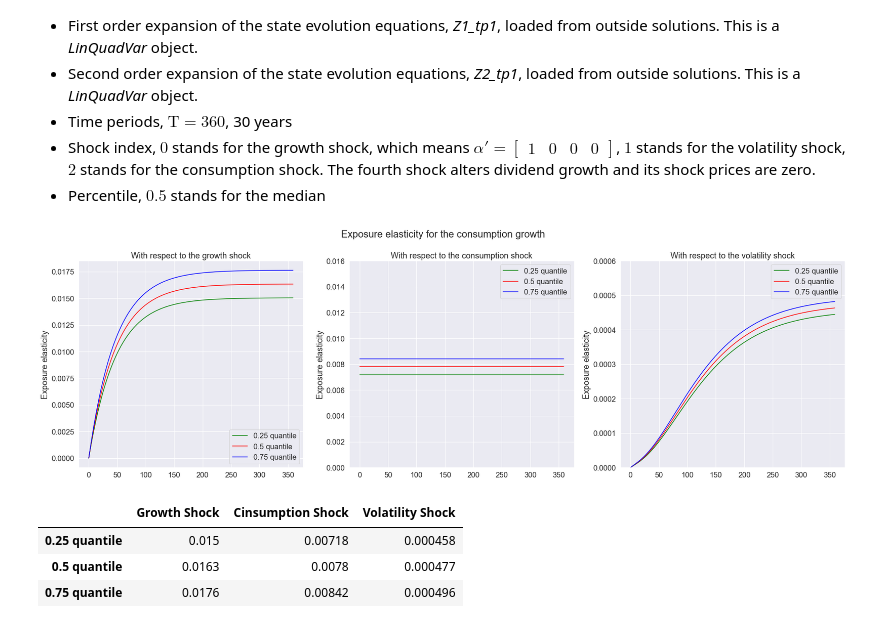
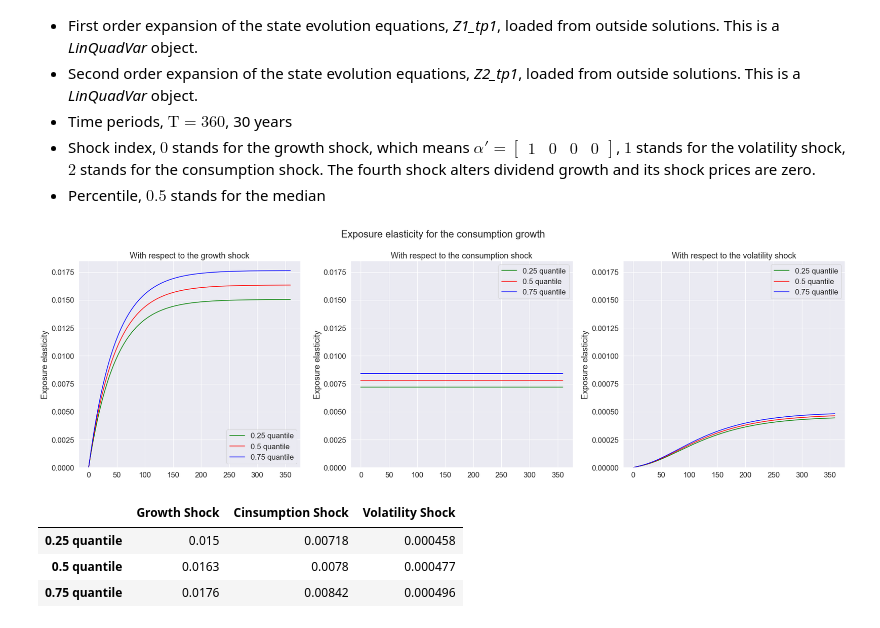
Before and after one commit to lphansen/RiskUncertaintyValue, a Jupyter notebook: shockelasticity.ipynb, the cells around one changed output. Cells and saved outputs as stored; diff of their text form; code cells hidden in the pictures.

```diff
--- a/shockelasticity.ipynb
+++ b/shockelasticity.ipynb
@@ -164,7 +163,7 @@ For the purposes of the code, denote the conditional mean induced by $L_{t}$ as
 # %%
 def _Φ_star(log_M_growth, X1_tp1, X2_tp1, T):
     r"""
-    Computes :math:`\Phi^*_{0,t-1}`, :math:`\Phi^*_{1,t-1}`, :math:`\Phi^*_{2,t-1}`, :math:`\Phi^*_{3,t-1}`.
+    Computes :math:`\Phi^*_{0,t-1}`, :math:`\Phi^*_{1,t-1}`, :math:`\Phi^*_{2,t-1}`, :math:`\Phi^*_{3,t-1}` in equation (4).
 
     Parameters
     ----------
@@ -323,7 +322,7 @@ The function *\_elasticity\_coeff* defined below calculates the conditional mean
 # %%
 def _elasticity_coeff(log_M_growth, X1_tp1, X2_tp1, T):
     r"""
-    Computes :math:`\mu_{t,0}`, :math:`\mu_{t,1}`, :math:`\tilde{\Sigma}_t`
+    Computes :math:`\mu_{t,0}`, :math:`\mu_{t,1}`, :math:`\tilde{\Sigma}_t`. Corresponding formulas can be found in [3], Jaroslav and Hansen (2014), Appendix B.
 
     Parameters
     ----------
@@ -638,35 +636,36 @@ gc_tp1 = res_015['gc_tp1']
 Z1_tp1 = res_015['Z1_tp1']
 Z2_tp1 = res_015['Z2_tp1']
 
-## Calculation for exposure elasticity for consumption growth
+## Calculate exposure elasticity for consumption growth
 expo_elas_shock_0_015 = [exposure_elasticity(gc_tp1, Z1_tp1, Z2_tp1, T, shock=0, percentile=p) for p in quantile] # The first shock is the growth shock
 expo_elas_shock_1_015 = [exposure_elasticity(gc_tp1, Z1_tp1, Z2_tp1, T, shock=1, percentile=p) for p in quantile] # The second shock is the volatility shock
 expo_elas_shock_2_015 = [exposure_elasticity(gc_tp1, Z1_tp1, Z2_tp1, T, shock=2, percentile=p) for p in quantile] # The third shock is the consumption shock
 
 ## Plot the exposure elasticity for consumption growth
 index = ['T','0.25 quantile','0.5 quantile','0.75 quantile']
 fig, axes = plt.subplots(1,3, figsize = (25,8))
 expo_elas_shock_0 = pd.DataFrame([np.arange(T),expo_elas_shock_0_015[0].flatten(),expo_elas_shock_0_015[1].flatten(),expo_elas_shock_0_015[2].flatten()], index = index).T
 expo_elas_shock_1 = pd.DataFrame([np.arange(T),expo_elas_shock_1_015[0].flatten(),expo_elas_shock_1_015[1].flatten(),expo_elas_shock_1_015[2].flatten()], index = index).T
 expo_elas_shock_2 = pd.DataFrame([np.arange(T),expo_elas_shock_2_015[0].flatten(),expo_elas_shock_2_015[1].flatten(),expo_elas_shock_2_015[2].flatten()], index = index).T
 
 n_qt = len(quantile)
 plot_elas = [expo_elas_shock_0, expo_elas_shock_2, expo_elas_shock_1] # For illustration purpose, the consumption shock is plotted in the second column, the volatility shock is plotted in the third column
 shock_name = ['growth shock', 'consumption shock', 'volatility shock']
 qt = ['0.25 quantile','0.5 quantile','0.75 quantile']
 colors = ['green','red','blue']
 
 for i in range(len(plot_elas)):
     for j in range(n_qt):
         sns.lineplot(data = plot_elas[i],  x = 'T', y = qt[j], ax=axes[i], color = colors[j], label = qt[j])
         axes[i].set_xlabel('')
         axes[i].set_ylabel('Exposure elasticity')
         axes[i].set_title('With respect to the ' + shock_name[i])
-axes[2].set_ylim([0,0.0006])
-axes[1].set_ylim([0,0.016])
+axes[2].set_ylim([0,0.00185])
+axes[1].set_ylim([0,0.0185])
+axes[0].set_ylim([0,0.0185])
 fig.suptitle('Exposure elasticity for the consumption growth')
 fig.tight_layout()
 plt.show()
 # %% [output]
-[figure, old version]
+[figure, new version]
 # %%
```
Also changed, not shown: parts of 7 cells of this notebook.
